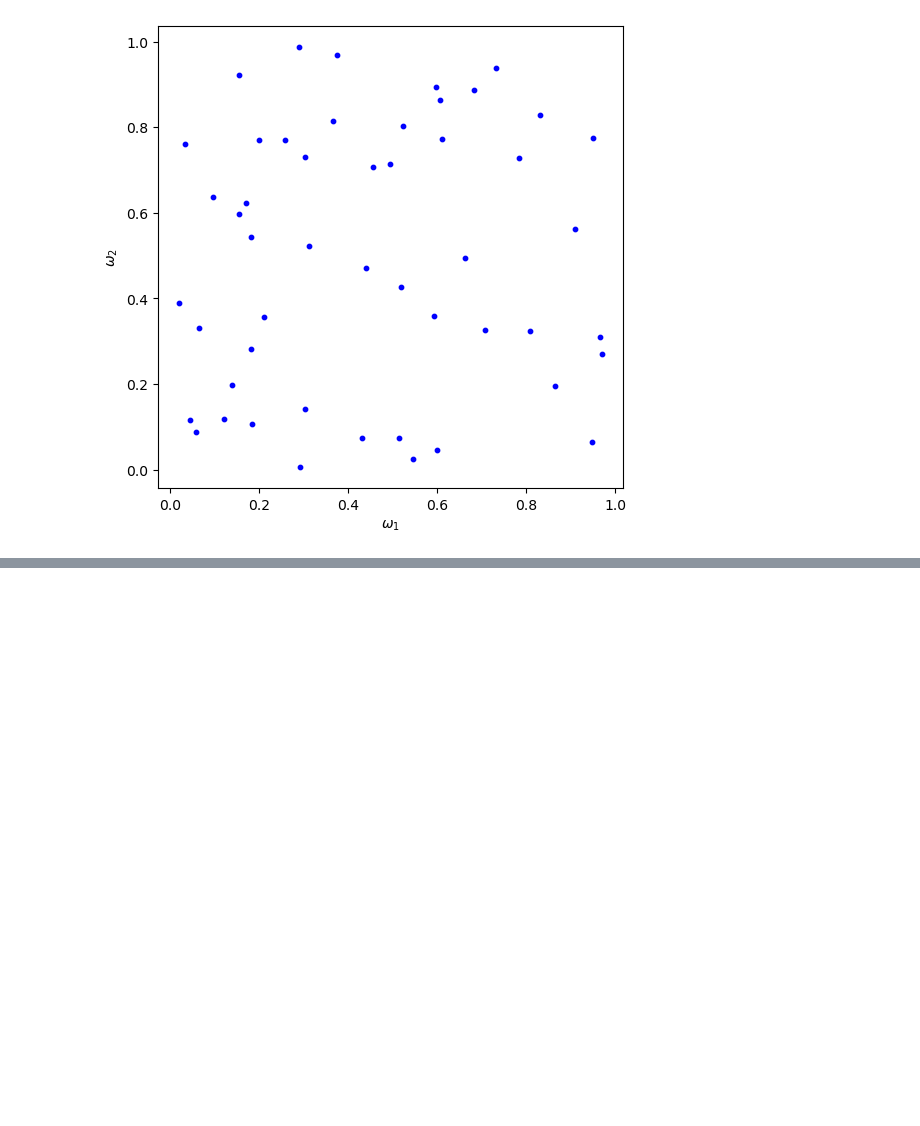
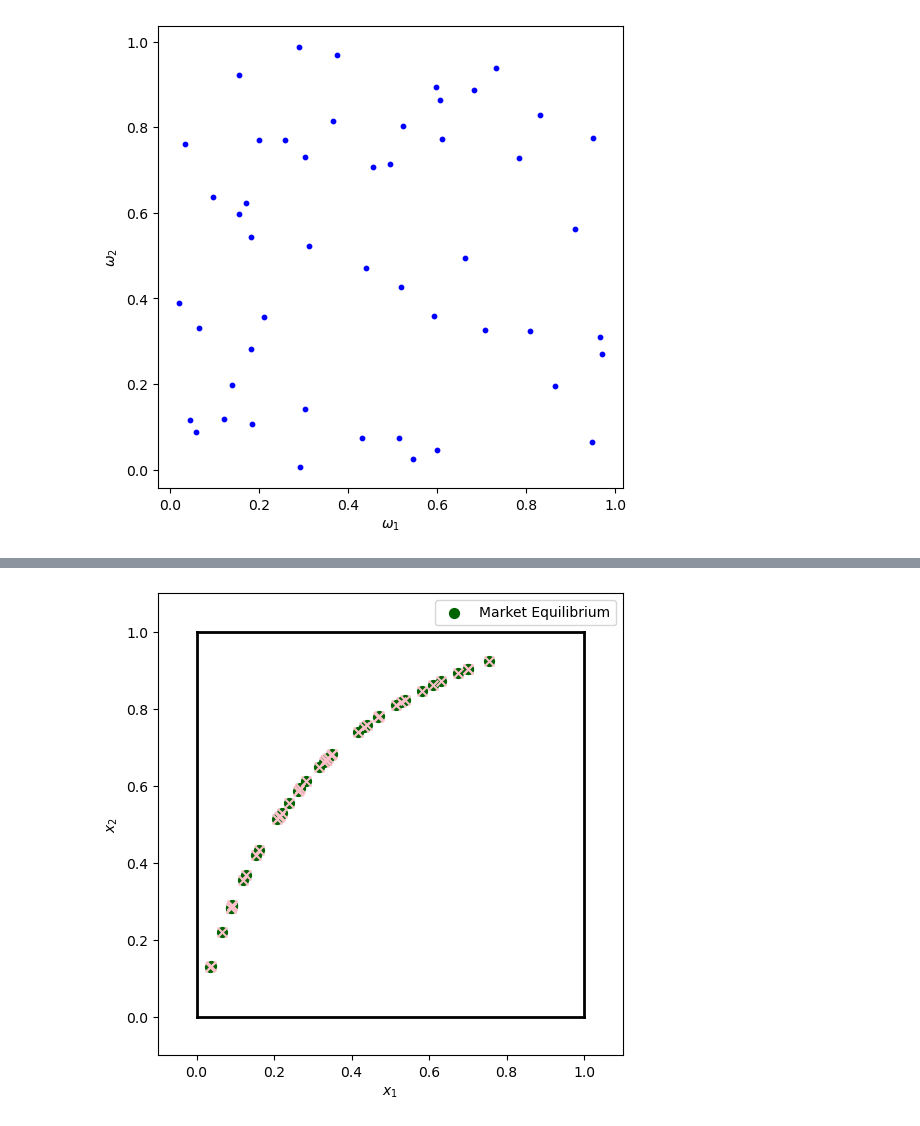
Before and after one commit to NumEconCopenhagen/projects-2024-darja-eloise-christian, a Jupyter notebook: inauguralproject/darja_work.ipynb, the cells around one changed output, grey strips where cells are left out. Cells and saved outputs as stored; diff of their text form; code cells hidden in the pictures; blank space fills up the shorter version.

```diff
--- a/inauguralproject/darja_work.ipynb
+++ b/inauguralproject/darja_work.ipynb
@@ -619,0 +778,30 @@ ax_A.scatter(omega_1, omega_2, color='blue', label='Pareto Improvements', s=10)
+# %%
+# b. figure set up
+fig = plt.figure(frameon=False, figsize=(6, 6), dpi=100)
+ax_A = fig.add_subplot(1, 1, 1)
+
+ax_A.set_xlabel("$x_1$")
+ax_A.set_ylabel("$x_2$")
+
+# limits
+ax_A.plot([0, w1bar], [0, 0], lw=2, color='black')
+ax_A.plot([0, w1bar], [w2bar, w2bar], lw=2, color='black')
+ax_A.plot([0, 0], [0, w2bar], lw=2, color='black')
+ax_A.plot([w1bar, w1bar], [0, w2bar], lw=2, color='black')
+
+ax_A.set_xlim([-0.1, w1bar + 0.1])
+ax_A.set_ylim([-0.1, w2bar + 0.1])
+
+# Plotting market equilibrium values for consumer A
+market_equilibrium_A = np.array(market_equilibrium)
+ax_A.scatter(market_equilibrium_A[:, 0], market_equilibrium_A[:, 1], color='darkgreen', label='Market Equilibrium', marker='o', s=50)
+
+# Plotting market equilibrium values for consumer B (using different markers or colors)
+ax_A.scatter(market_equilibrium_A[:, 0], market_equilibrium_A[:, 1], color='pink', marker='x', s=50)
+
+# Display legend
+ax_A.legend(loc='upper right')
+
+plt.show()
+# %% [output]
+[figure, added]
```
Also changed, not shown: parts of 10 cells of this notebook.
